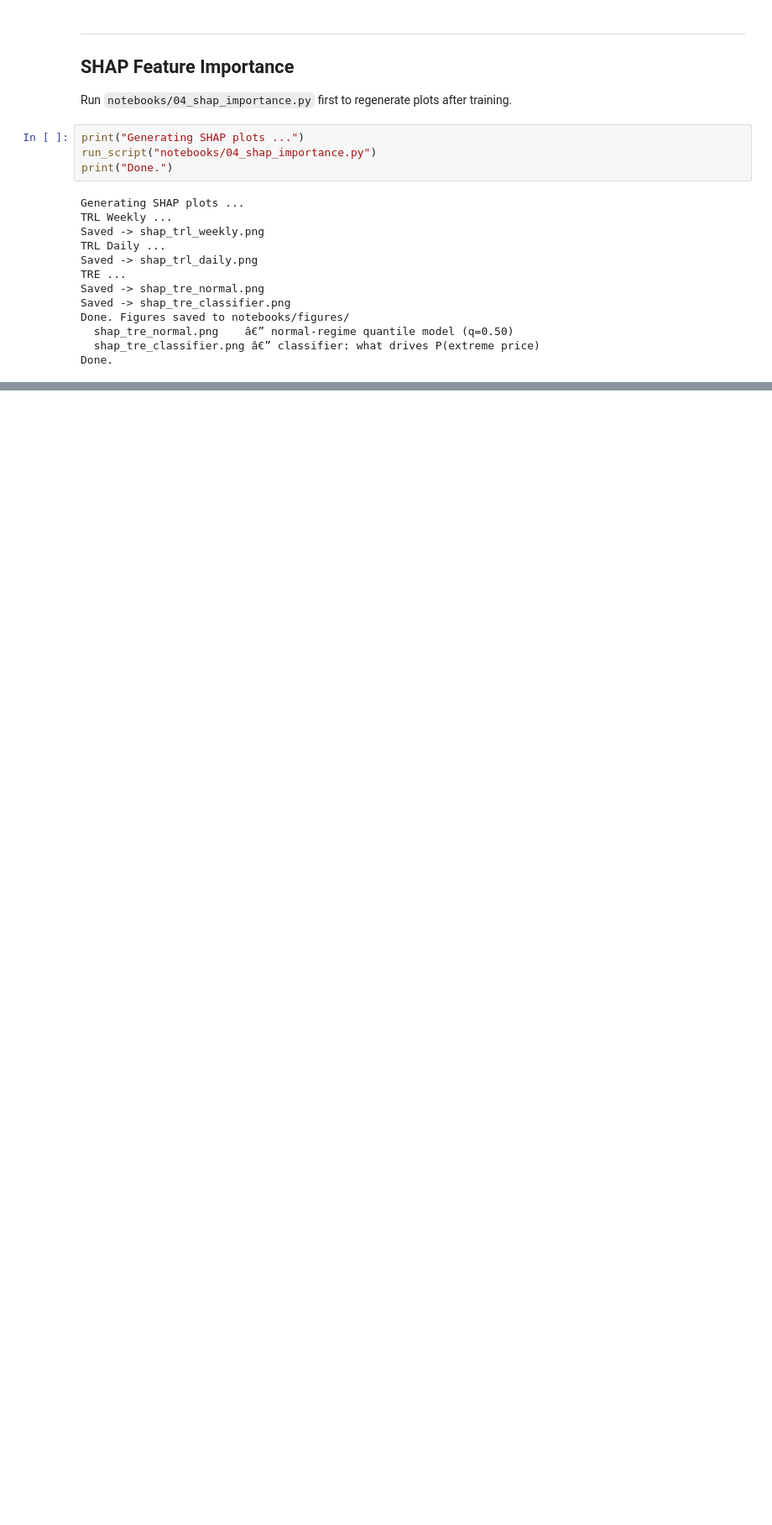
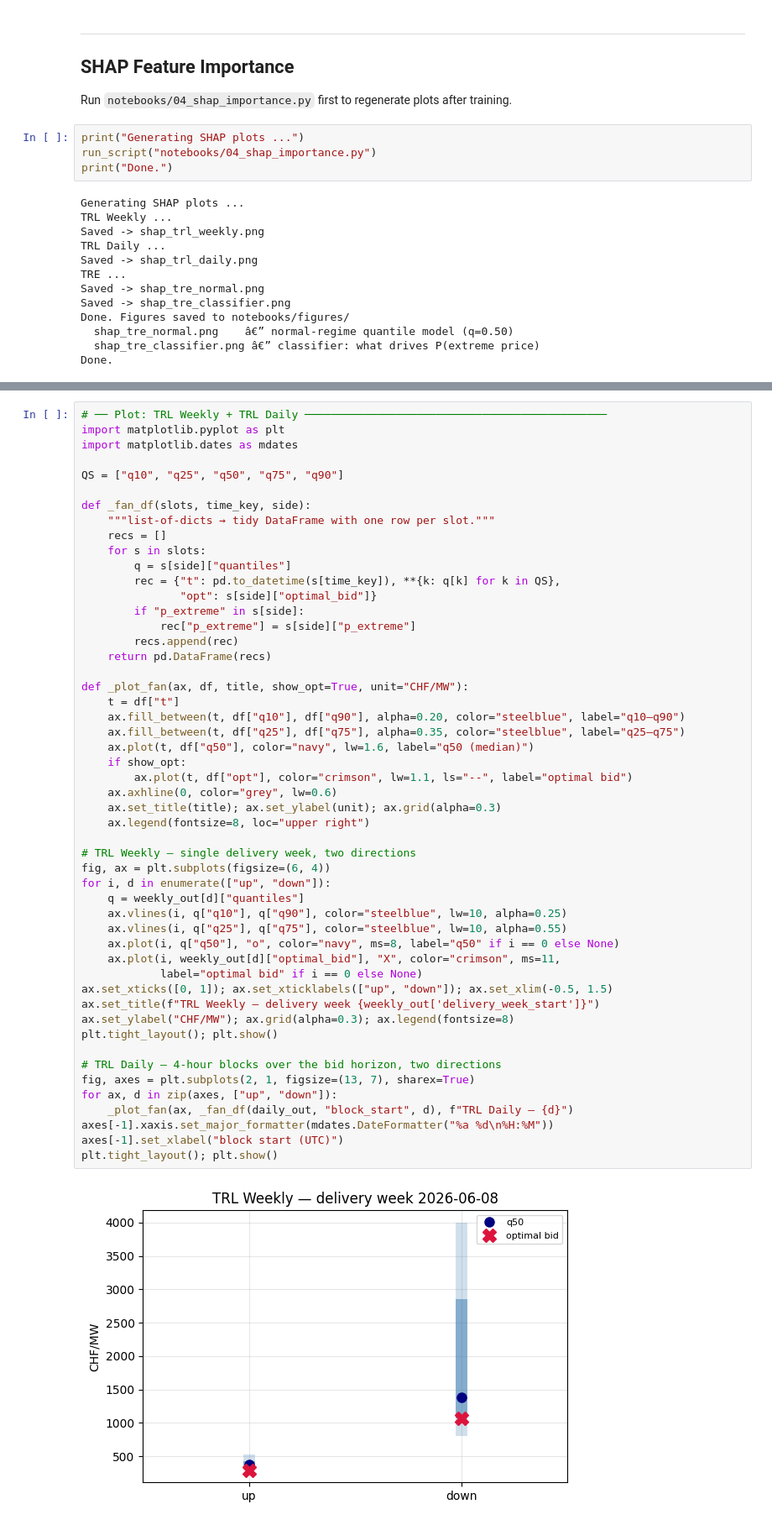
Before and after one commit to Helion-Energy-Solution/Price-Forecasting, a Jupyter notebook: notebooks/model_training.ipynb, the cells around one changed output, grey strips where cells are left out. Shown at 84% size. Cells and saved outputs as stored; diff of their text form; blank space fills up the shorter version.

```diff
--- a/notebooks/model_training.ipynb
+++ b/notebooks/model_training.ipynb
@@ -486,0 +554,53 @@ TRE — Classifier P(extreme)
+# %%
+# ── Plot: TRL Weekly + TRL Daily ──────────────────────────────────────────────
+import matplotlib.pyplot as plt
+import matplotlib.dates as mdates
+
+QS = ["q10", "q25", "q50", "q75", "q90"]
+
+def _fan_df(slots, time_key, side):
+    """list-of-dicts → tidy DataFrame with one row per slot."""
+    recs = []
+    for s in slots:
+        q = s[side]["quantiles"]
+        rec = {"t": pd.to_datetime(s[time_key]), **{k: q[k] for k in QS},
+               "opt": s[side]["optimal_bid"]}
+        if "p_extreme" in s[side]:
+            rec["p_extreme"] = s[side]["p_extreme"]
+        recs.append(rec)
+    return pd.DataFrame(recs)
+
+def _plot_fan(ax, df, title, show_opt=True, unit="CHF/MW"):
+    t = df["t"]
+    ax.fill_between(t, df["q10"], df["q90"], alpha=0.20, color="steelblue", label="q10–q90")
+    ax.fill_between(t, df["q25"], df["q75"], alpha=0.35, color="steelblue", label="q25–q75")
+    ax.plot(t, df["q50"], color="navy", lw=1.6, label="q50 (median)")
+    if show_opt:
+        ax.plot(t, df["opt"], color="crimson", lw=1.1, ls="--", label="optimal bid")
+    ax.axhline(0, color="grey", lw=0.6)
+    ax.set_title(title); ax.set_ylabel(unit); ax.grid(alpha=0.3)
+    ax.legend(fontsize=8, loc="upper right")
+
+# TRL Weekly — single delivery week, two directions
+fig, ax = plt.subplots(figsize=(6, 4))
+for i, d in enumerate(["up", "down"]):
+    q = weekly_out[d]["quantiles"]
+    ax.vlines(i, q["q10"], q["q90"], color="steelblue", lw=10, alpha=0.25)
+    ax.vlines(i, q["q25"], q["q75"], color="steelblue", lw=10, alpha=0.55)
+    ax.plot(i, q["q50"], "o", color="navy", ms=8, label="q50" if i == 0 else None)
+    ax.plot(i, weekly_out[d]["optimal_bid"], "X", color="crimson", ms=11,
+            label="optimal bid" if i == 0 else None)
+ax.set_xticks([0, 1]); ax.set_xticklabels(["up", "down"]); ax.set_xlim(-0.5, 1.5)
+ax.set_title(f"TRL Weekly — delivery week {weekly_out['delivery_week_start']}")
+ax.set_ylabel("CHF/MW"); ax.grid(alpha=0.3); ax.legend(fontsize=8)
+plt.tight_layout(); plt.show()
+
+# TRL Daily — 4-hour blocks over the bid horizon, two directions
+fig, axes = plt.subplots(2, 1, figsize=(13, 7), sharex=True)
+for ax, d in zip(axes, ["up", "down"]):
+    _plot_fan(ax, _fan_df(daily_out, "block_start", d), f"TRL Daily — {d}")
+axes[-1].xaxis.set_major_formatter(mdates.DateFormatter("%a %d\n%H:%M"))
+axes[-1].set_xlabel("block start (UTC)")
+plt.tight_layout(); plt.show()
+# %% [output]
+[figure, added]
```
Also changed, not shown: parts of 16 cells of this notebook, 35 other files.
